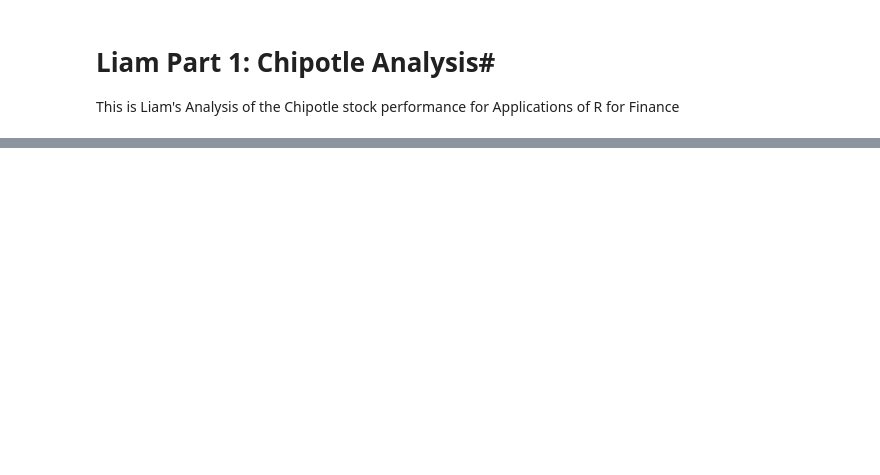
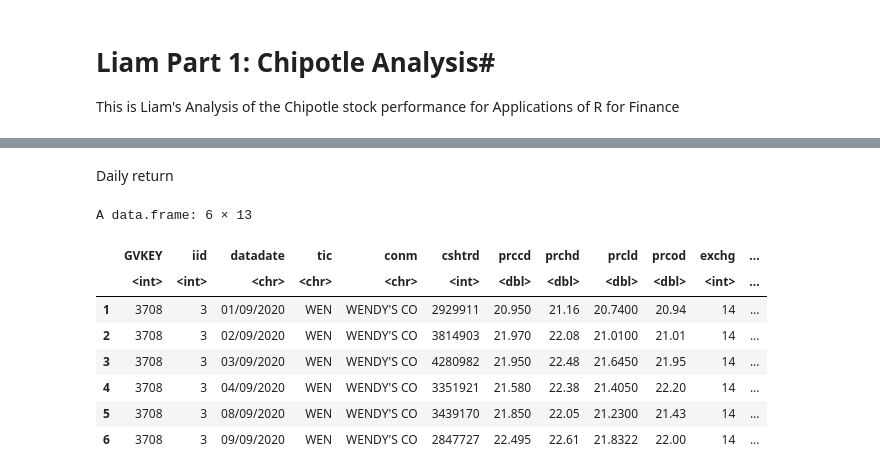
Before and after one commit to LiamHoogstad/Apps_R_HW1, a Jupyter notebook: CMG_Part_1.ipynb, the cells around one changed output, grey strips where cells are left out. Cells and saved outputs as stored; diff of their text form; code cells hidden in the pictures; blank space fills up the shorter version.

```diff
--- a/CMG_Part_1.ipynb
+++ b/CMG_Part_1.ipynb
@@ -120,0 +177,15 @@ A data.frame: 20 × 19
+# %% [markdown]
+Daily return
+# %%
+wendy=mutate(wendy, daily_return=(prccd-lag(prccd))/lag(prccd))
+head(wendy)
+# %% [output]
+A data.frame: 6 × 13
+|  | GVKEY | iid | datadate | tic | conm | cshtrd | prccd | prchd | prcld | prcod | exchg | ... |
+|  | <int> | <int> | <chr> | <chr> | <chr> | <int> | <dbl> | <dbl> | <dbl> | <dbl> | <int> | ... |
+| 1 | 3708 | 3 | 01/09/2020 | WEN | WENDY'S CO | 2929911 | 20.950 | 21.16 | 20.7400 | 20.94 | 14 | ... |
+| 2 | 3708 | 3 | 02/09/2020 | WEN | WENDY'S CO | 3814903 | 21.970 | 22.08 | 21.0100 | 21.01 | 14 | ... |
+| 3 | 3708 | 3 | 03/09/2020 | WEN | WENDY'S CO | 4280982 | 21.950 | 22.48 | 21.6450 | 21.95 | 14 | ... |
+| 4 | 3708 | 3 | 04/09/2020 | WEN | WENDY'S CO | 3351921 | 21.580 | 22.38 | 21.4050 | 22.20 | 14 | ... |
+| 5 | 3708 | 3 | 08/09/2020 | WEN | WENDY'S CO | 3439170 | 21.850 | 22.05 | 21.2300 | 21.43 | 14 | ... |
+| 6 | 3708 | 3 | 09/09/2020 | WEN | WENDY'S CO | 2847727 | 22.495 | 22.61 | 21.8322 | 22.00 | 14 | ... |
```
Also changed, not shown: parts of 39 cells of this notebook, 1 other file.
